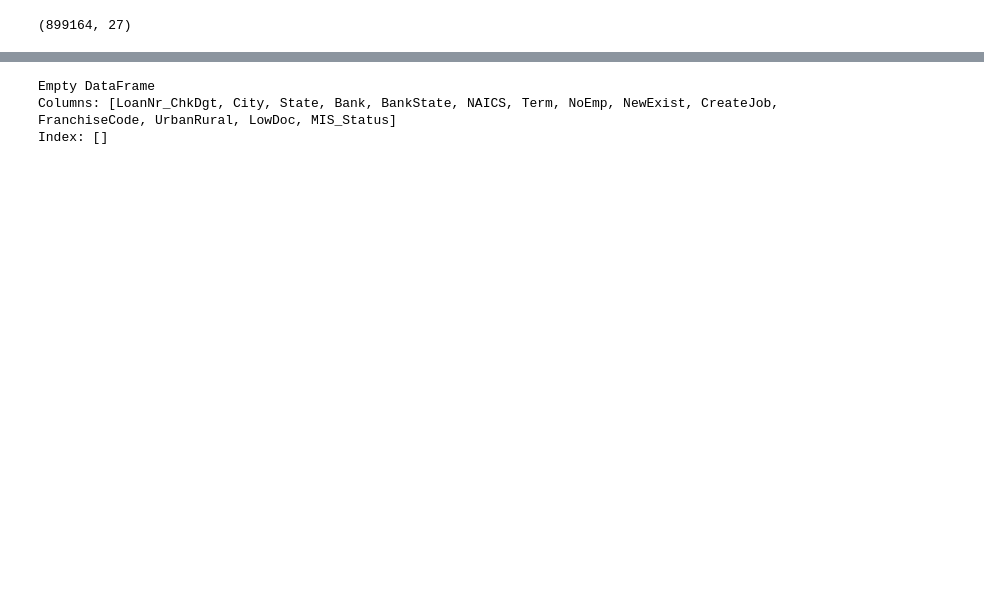
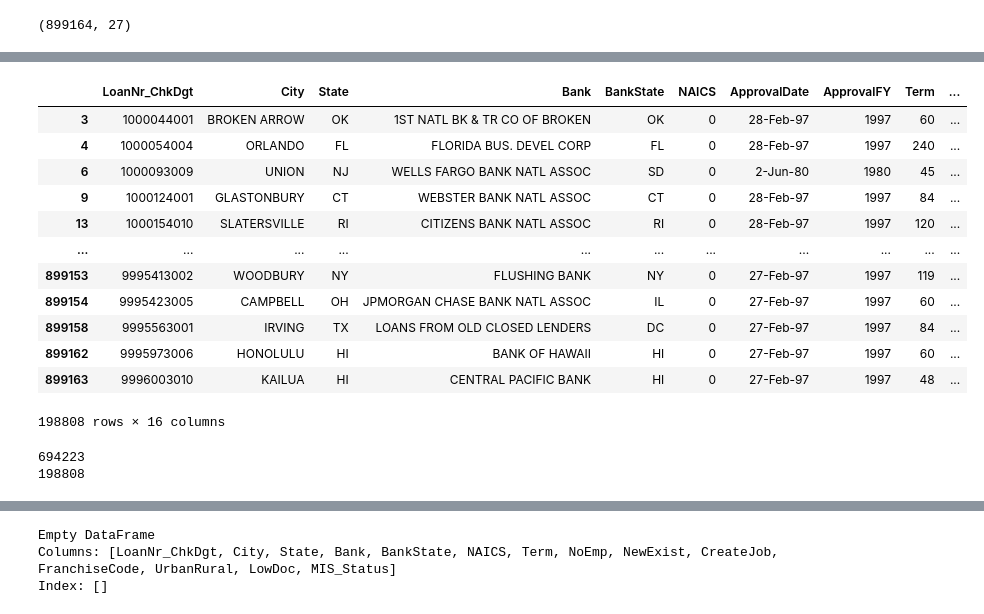
Before and after one commit to AFlo59/Model_pret, a Jupyter notebook: Model/Model_1.ipynb, the cells around one changed output, grey strips where cells are left out. Drawn from its saved outputs; the diff is of its cells as text; code cells hidden in the pictures; blank space fills up the shorter version.

```diff
--- a/Model/Model_1.ipynb
+++ b/Model/Model_1.ipynb
@@ -34,0 +36,30 @@ df.shape
+# %%
+df[df['NAICS'] ==0]
+# %% [output]
+|  | LoanNr_ChkDgt | City | State | Bank | BankState | NAICS | ApprovalDate | ApprovalFY | Term | ... |
+| 3 | 1000044001 | BROKEN ARROW | OK | 1ST NATL BK & TR CO OF BROKEN | OK | 0 | 28-Feb-97 | 1997 | 60 | ... |
+| 4 | 1000054004 | ORLANDO | FL | FLORIDA BUS. DEVEL CORP | FL | 0 | 28-Feb-97 | 1997 | 240 | ... |
+| 6 | 1000093009 | UNION | NJ | WELLS FARGO BANK NATL ASSOC | SD | 0 | 2-Jun-80 | 1980 | 45 | ... |
+| 9 | 1000124001 | GLASTONBURY | CT | WEBSTER BANK NATL ASSOC | CT | 0 | 28-Feb-97 | 1997 | 84 | ... |
+| 13 | 1000154010 | SLATERSVILLE | RI | CITIZENS BANK NATL ASSOC | RI | 0 | 28-Feb-97 | 1997 | 120 | ... |
+| ... | ... | ... | ... | ... | ... | ... | ... | ... | ... | ... |
+| 899153 | 9995413002 | WOODBURY | NY | FLUSHING BANK | NY | 0 | 27-Feb-97 | 1997 | 119 | ... |
+| 899154 | 9995423005 | CAMPBELL | OH | JPMORGAN CHASE BANK NATL ASSOC | IL | 0 | 27-Feb-97 | 1997 | 60 | ... |
+| 899158 | 9995563001 | IRVING | TX | LOANS FROM OLD CLOSED LENDERS | DC | 0 | 27-Feb-97 | 1997 | 84 | ... |
+| 899162 | 9995973006 | HONOLULU | HI | BANK OF HAWAII | HI | 0 | 27-Feb-97 | 1997 | 60 | ... |
+| 899163 | 9996003010 | KAILUA | HI | CENTRAL PACIFIC BANK | HI | 0 | 27-Feb-97 | 1997 | 48 | ... |
+198808 rows × 16 columns
+# %%
+df.NAICS
+NAICSTrue = 0
+NAICSFalse = 0
+for i in df.NAICS.astype(str):
+    if len(i) == 6:
+        NAICSTrue += 1
+    else:
+        NAICSFalse += 1
+print(NAICSTrue)
+print(NAICSFalse)
+# %% [output]
+694223
+198808
```
Also changed, not shown: parts of 20 cells of this notebook, 2 other files.
